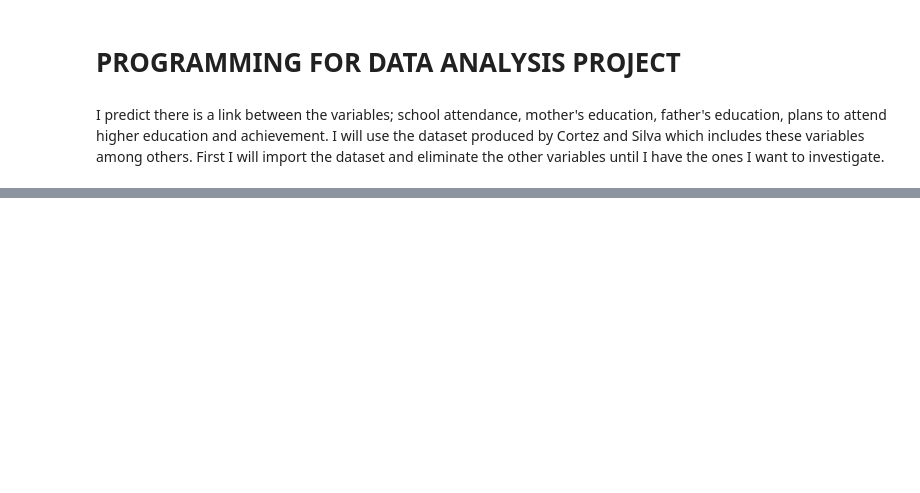
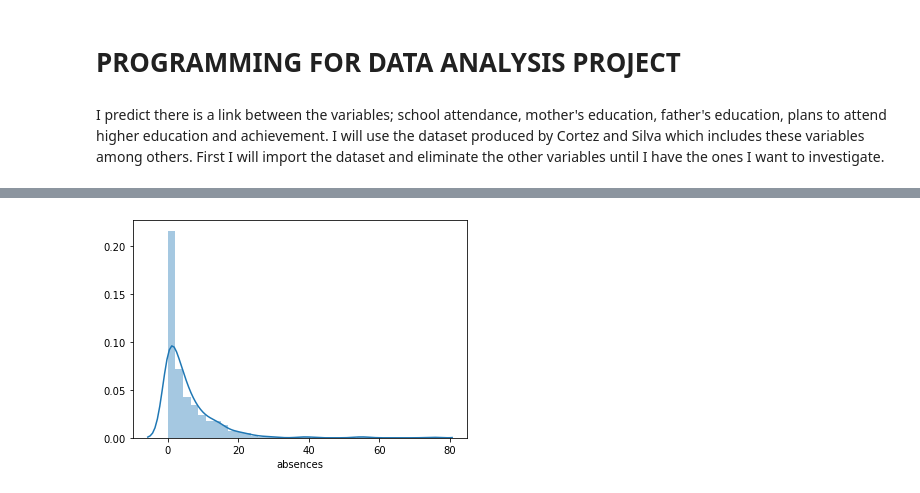
Before and after one commit to mobm65/Educational-Attainment---PDA-Project, a Jupyter notebook: PDA Project.ipynb, the cells around one changed output, grey strips where cells are left out. Cells and saved outputs as stored; diff of their text form; code cells hidden in the pictures; blank space fills up the shorter version.

```diff
--- a/PDA Project.ipynb
+++ b/PDA Project.ipynb
@@ -97,0 +130,7 @@ print(df.columns)
+# %%
+
+import pandas as pd
+
+
+dfgrade = pd.read_csv("student/student-mat.csv", delimiter=";")
+pd.crosstab(dfgrade["absences"], dfgrade["G3"], margins = True)
@@ -98 +156,5 @@ print(df.columns)
+# %%
+sns.distplot(dfgrade["absences"], kde=True);
+# %% [output]
+[figure, added]
 # %%
```
Also changed, not shown: parts of 16 cells of this notebook.
